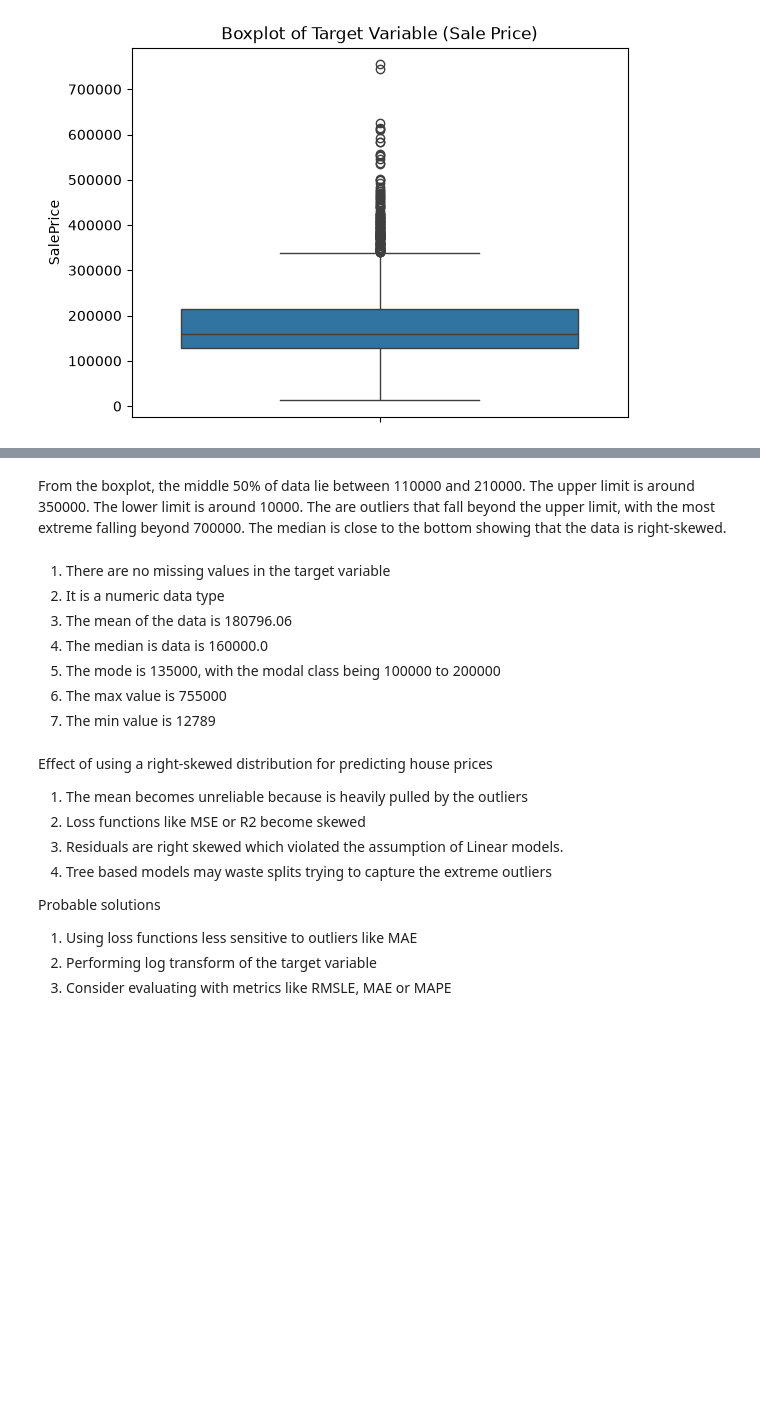
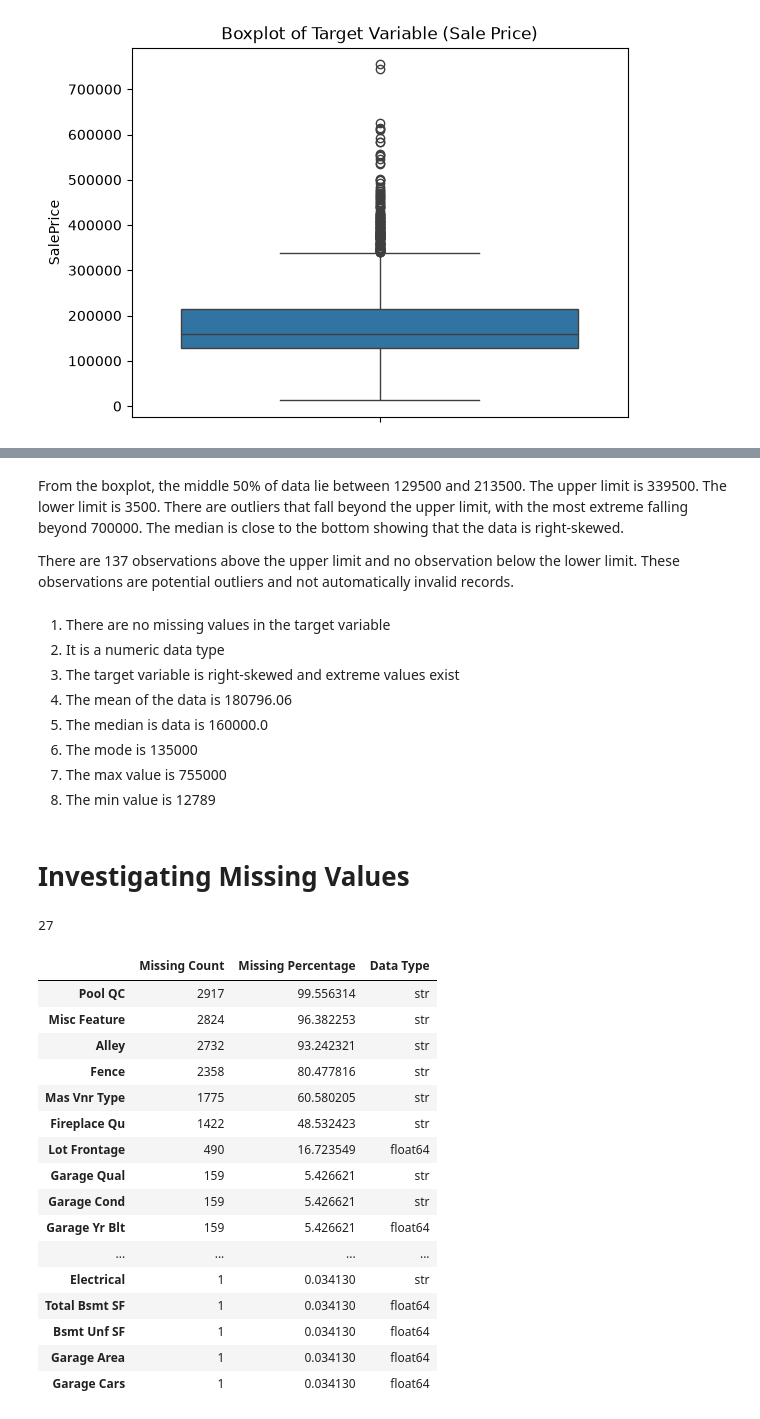
Before and after one commit to abdulazeemsodimu/house_price_prediction, a Jupyter notebook: notebooks/01_data_understanding.ipynb, the cells around one changed output, grey strips where cells are left out. Drawn from its saved outputs; the diff is of its cells as text; code cells hidden in the pictures; blank space fills up the shorter version.

```diff
--- a/notebooks/01_data_understanding.ipynb
+++ b/notebooks/01_data_understanding.ipynb
@@ -183,21 +220,43 @@ plt.title('Boxplot of Target Variable (Sale Price)');
 # %% [markdown]
-From the boxplot, the middle 50% of data lie between 110000 and 210000. The upper limit is around 350000. The lower limit is around 10000. The are outliers that fall beyond the upper limit, with the most extreme falling beyond 700000. The median is close to the bottom showing that the data is right-skewed.
+From the boxplot, the middle 50% of data lie between 129500 and 213500. The upper limit is 339500. The lower limit is 3500. There are outliers that fall beyond the upper limit, with the most extreme falling beyond 700000. The median is close to the bottom showing that the data is right-skewed.
+
+There are 137 observations above the upper limit and no observation below the lower limit. These observations are potential outliers and not automatically invalid records.
 # %% [markdown]
 1. There are no missing values in the target variable
 2. It is a numeric data type
-3. The mean of the data is 180796.06
-4. The median is data is 160000.0
-5. The mode is 135000, with the modal class being 100000 to 200000
-6. The max value is 755000
-7. The min value is 12789
+3. The target variable is right-skewed and extreme values exist
+4. The mean of the data is 180796.06
+5. The median is data is 160000.0
+6. The mode is 135000
+7. The max value is 755000
+8. The min value is 12789
-# %% [markdown]
-Effect of using a right-skewed distribution for predicting house prices
-1. The mean becomes unreliable because is heavily pulled by the outliers
-2. Loss functions like MSE or R2 become skewed
-3. Residuals are right skewed which violated the assumption of Linear models.
-4. Tree based models may waste splits trying to capture the extreme outliers
-
-Probable solutions
-1. Using loss functions less sensitive to outliers like MAE
-2. Performing log transform of the target variable
-3. Consider evaluating with metrics like RMSLE, MAE or MAPE
+# %% [markdown]
+# Investigating Missing Values
+# %%
+df_missing_cols = df.loc[:, df.isna().any()]
+# %%
+len(df_missing_cols.columns)
+# %% [output]
+27
+# %%
+missing_summary = pd.DataFrame({'Missing Count':df_missing_cols.isna().sum(), 'Missing Percentage': df_missing_cols.isna().sum() / len(df) * 100, 'Data Type': df_missing_cols.dtypes})
+# %%
+missing_summary.sort_values(by='Missing Percentage', ascending=False)
+# %% [output]
+|  | Missing Count | Missing Percentage | Data Type |
+| Pool QC | 2917 | 99.556314 | str |
+| Misc Feature | 2824 | 96.382253 | str |
+| Alley | 2732 | 93.242321 | str |
+| Fence | 2358 | 80.477816 | str |
+| Mas Vnr Type | 1775 | 60.580205 | str |
+| Fireplace Qu | 1422 | 48.532423 | str |
+| Lot Frontage | 490 | 16.723549 | float64 |
+| Garage Qual | 159 | 5.426621 | str |
+| Garage Cond | 159 | 5.426621 | str |
+| Garage Yr Blt | 159 | 5.426621 | float64 |
+| ... | ... | ... | ... |
+| Electrical | 1 | 0.034130 | str |
+| Total Bsmt SF | 1 | 0.034130 | float64 |
+| Bsmt Unf SF | 1 | 0.034130 | float64 |
+| Garage Area | 1 | 0.034130 | float64 |
+| Garage Cars | 1 | 0.034130 | float64 |
```
Also changed, not shown: parts of 10 cells of this notebook.
